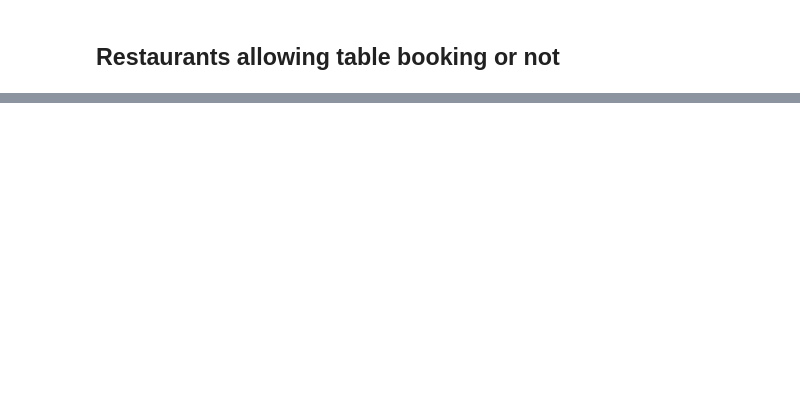
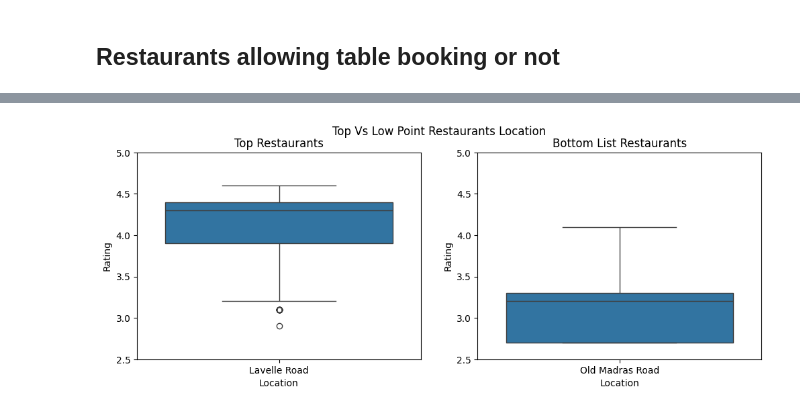
Before and after one commit to KToppo/Pandas, a Jupyter notebook: Zomato/Visualization.ipynb, the cells around one changed output, grey strips where cells are left out. Drawn from its saved outputs; the diff is of its cells as text; code cells hidden in the pictures; blank space fills up the shorter version.

```diff
--- a/Zomato/Visualization.ipynb
+++ b/Zomato/Visualization.ipynb
@@ -144,0 +193,20 @@ del Yes, No
+# %%
+top_res = Avg_rating.index[0]
+bottom_res = Avg_rating.index[-1]
+# %%
+f, ax = plt.subplots(1, 2, figsize=(12,4))
+sns.boxplot(x=df['location'][df['location']==top_res],
+            y=df['rating'][df['location']==top_res],
+            data=df, ax=ax[0])
+
+sns.boxplot(x=df['location'][df['location']==bottom_res],
+            y=df['rating'][df['location']==bottom_res],
+            data=df, ax=ax[1])
+
+ax[0].set(ylim=(2.5,5), xlabel='Location', ylabel='Rating', title="Top Restaurants")
+ax[1].set(ylim=(2.5,5), xlabel='Location', ylabel='Rating', title="Bottom List Restaurants")
+
+plt.suptitle("Top Vs Low Point Restaurants Location")
+plt.show()
+# %% [output]
+[figure, added]
```
Also changed, not shown: parts of 10 cells of this notebook.
